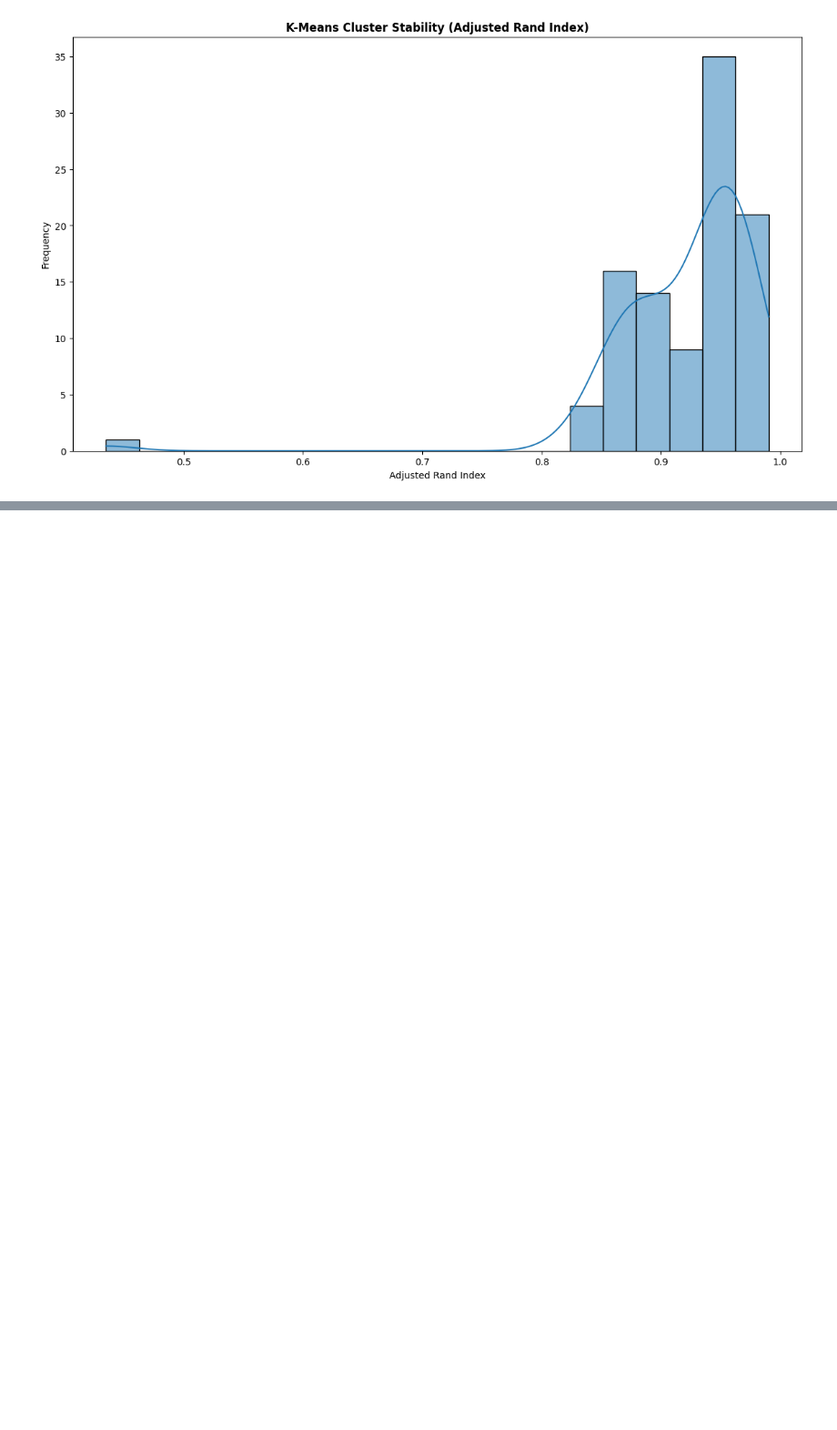
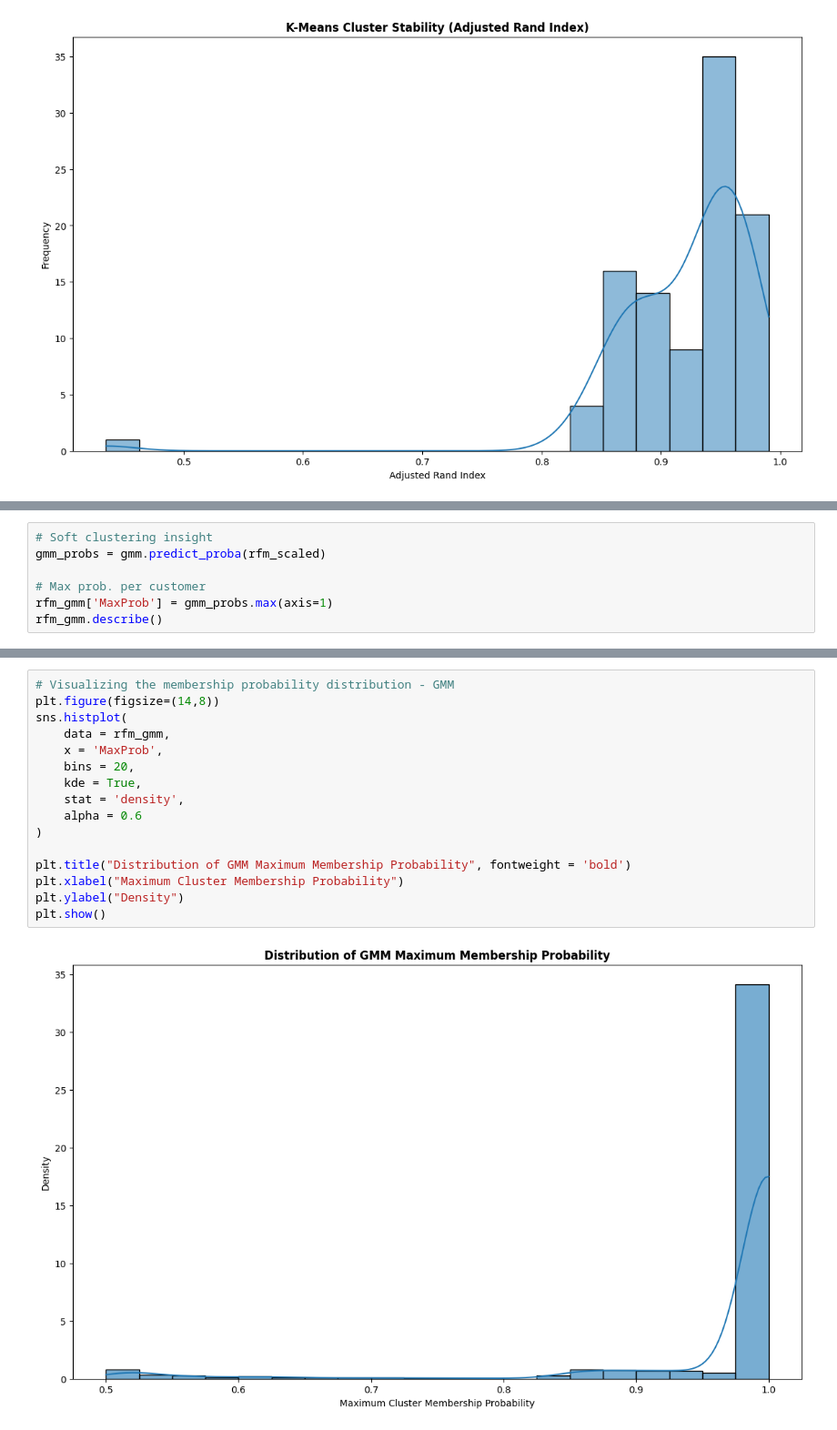
Before and after one commit to gorkemyencak/online-retail-clustering, a Jupyter notebook: main.ipynb, the cells around one changed output, grey strips where cells are left out. Shown at 91% size. Drawn from its saved outputs; the diff is of its cells as text; blank space fills up the shorter version.

```diff
--- a/main.ipynb
+++ b/main.ipynb
@@ -953,0 +1015,7 @@ plt.show()
+# %%
+# Soft clustering insight
+gmm_probs = gmm.predict_proba(rfm_scaled)
+
+# Max prob. per customer
+rfm_gmm['MaxProb'] = gmm_probs.max(axis=1)
+rfm_gmm.describe()
@@ -953,0 +1032,18 @@ plt.show()
+# %%
+# Visualizing the membership probability distribution - GMM
+plt.figure(figsize=(14,8))
+sns.histplot(
+    data = rfm_gmm,
+    x = 'MaxProb',
+    bins = 20,
+    kde = True,
+    stat = 'density',
+    alpha = 0.6
+)
+
+plt.title("Distribution of GMM Maximum Membership Probability", fontweight = 'bold')
+plt.xlabel("Maximum Cluster Membership Probability")
+plt.ylabel("Density")
+plt.show()
+# %% [output]
+[figure, added]
```
Also changed, not shown: parts of 18 cells of this notebook.
